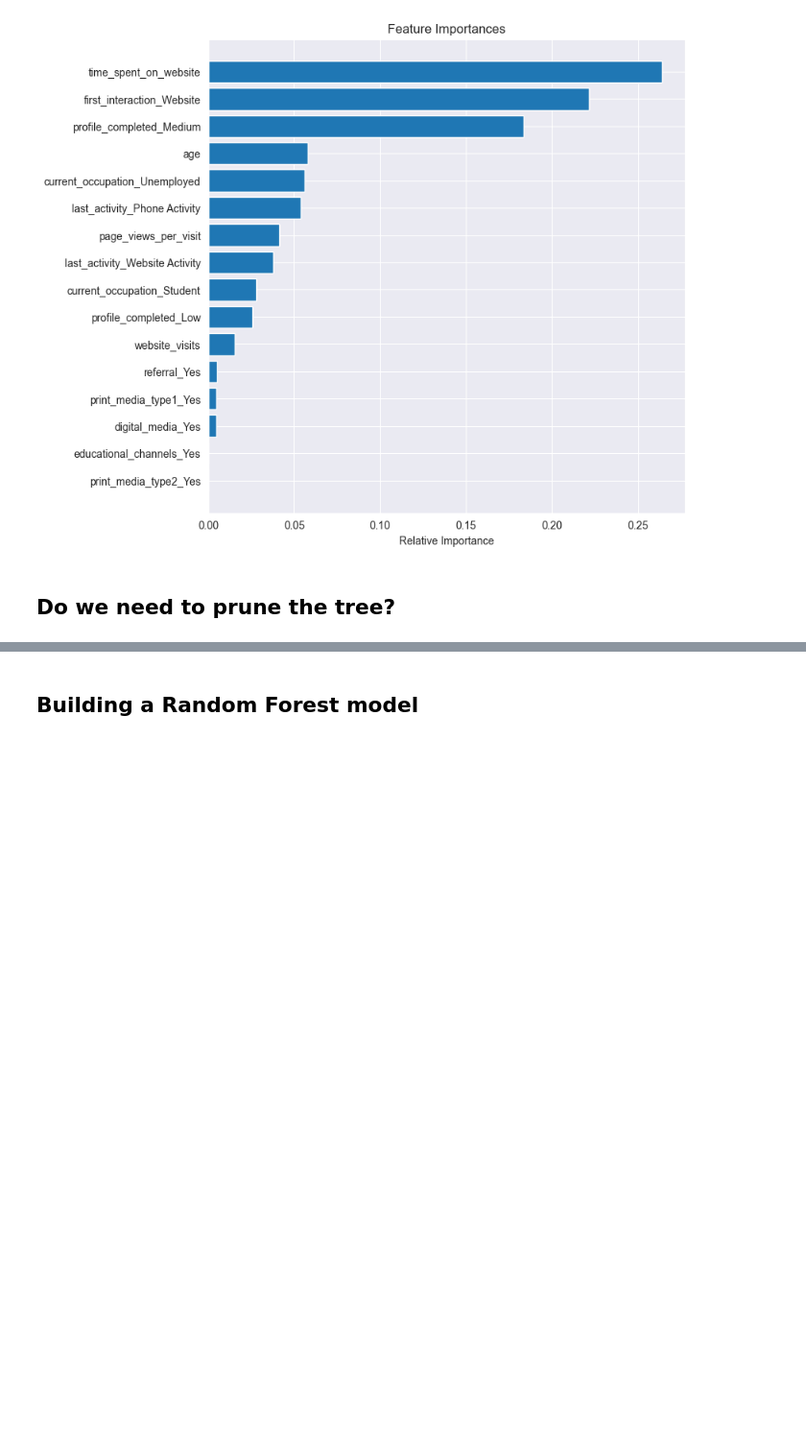
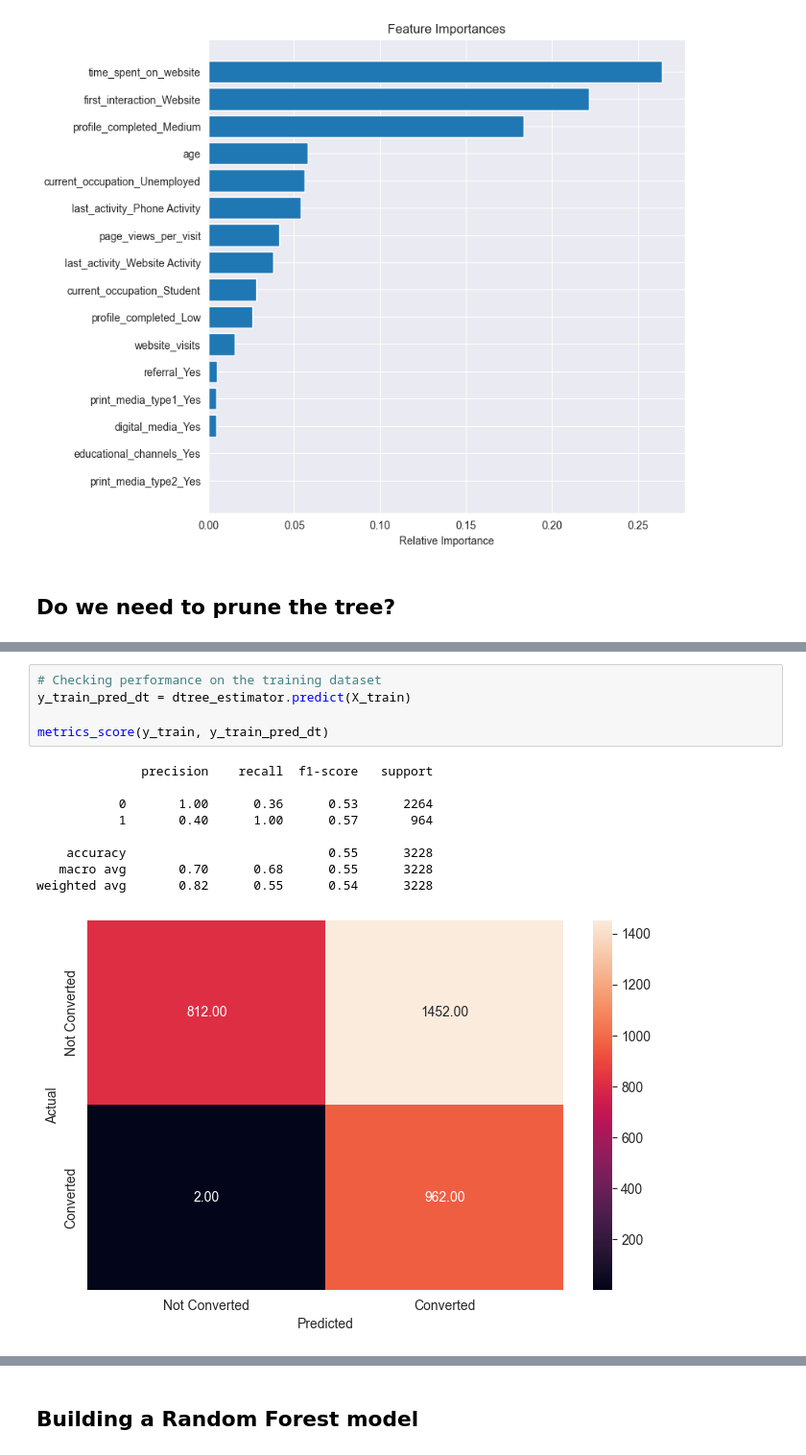
Before and after one commit to thaychansy/classification_and_hypothesis_testing, a Jupyter notebook: potential_customers_prediction.ipynb, the cells around one changed output, grey strips where cells are left out. Shown at 96% size. Saved outputs shown, nothing was run; the diff lists cells and outputs as text; blank space fills up the shorter version.

```diff
--- a/potential_customers_prediction.ipynb
+++ b/potential_customers_prediction.ipynb
@@ -483,0 +661,15 @@ plt.show()
+# %%
+# Checking performance on the training dataset
+y_train_pred_dt = dtree_estimator.predict(X_train)
+
+metrics_score(y_train, y_train_pred_dt)
+# %% [output]
+              precision    recall  f1-score   support
+
+           0       1.00      0.36      0.53      2264
+           1       0.40      1.00      0.57       964
+
+    accuracy                           0.55      3228
+   macro avg       0.70      0.68      0.55      3228
+weighted avg       0.82      0.55      0.54      3228
+[figure, added]
```
Also changed, not shown: parts of 34 cells of this notebook.
